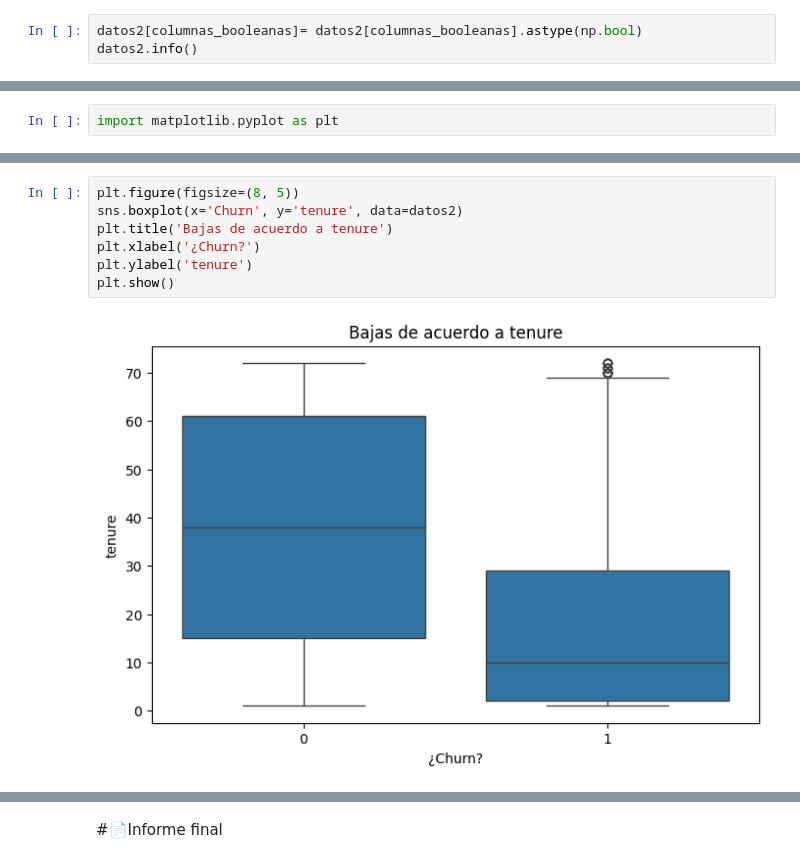
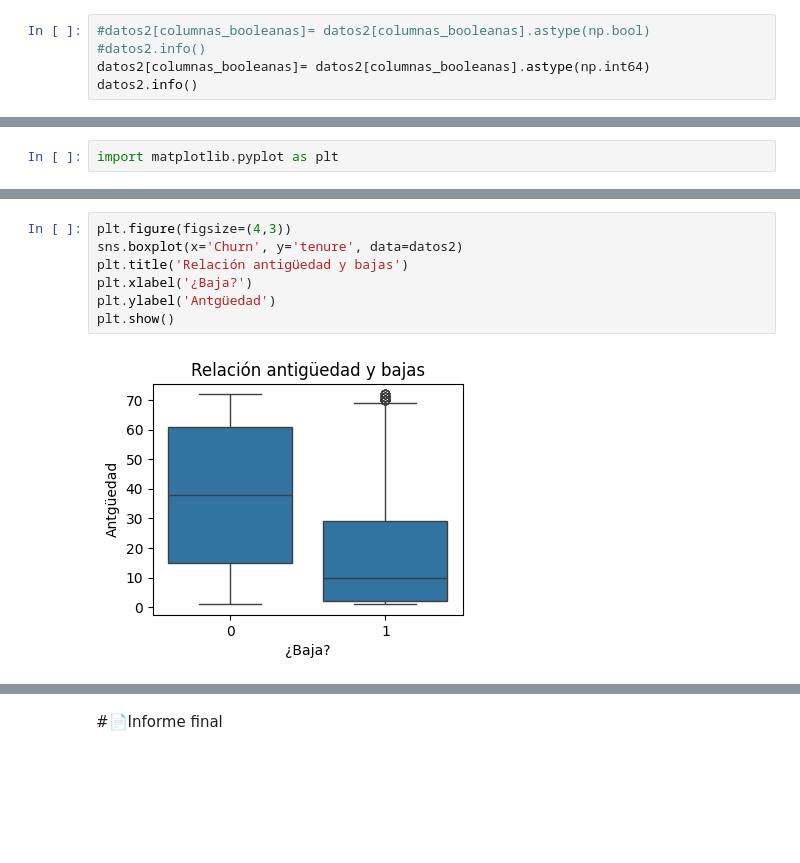
Before and after one commit to SilvanaCicchitti/challenge_telecom, a Jupyter notebook: TelecomX_LATAM.ipynb, the cells around one changed output, grey strips where cells are left out. Cells and saved outputs as stored; diff of their text form; blank space fills up the shorter version.

```diff
--- a/TelecomX_LATAM.ipynb
+++ b/TelecomX_LATAM.ipynb
@@ -408,7 +408,9 @@ datos2['SeniorCitizen']
 7032 rows × 1 columns
 dtype: bool
 # %%
-datos2[columnas_booleanas]= datos2[columnas_booleanas].astype(np.bool)
+#datos2[columnas_booleanas]= datos2[columnas_booleanas].astype(np.bool)
+#datos2.info()
+datos2[columnas_booleanas]= datos2[columnas_booleanas].astype(np.int64)
 datos2.info()
 # %% [output]
 <class 'pandas.core.frame.DataFrame'>
@@ -513,9 +500,9 @@ plt.show()
 # %%
-plt.figure(figsize=(8, 5))
+plt.figure(figsize=(4,3))
 sns.boxplot(x='Churn', y='tenure', data=datos2)
-plt.title('Bajas de acuerdo a tenure')
-plt.xlabel('¿Churn?')
-plt.ylabel('tenure')
+plt.title('Relación antigüedad y bajas')
+plt.xlabel('¿Baja?')
+plt.ylabel('Antgüedad')
 plt.show()
 # %% [output]
-[figure, old version]
+[figure, new version]
```
Also changed, not shown: parts of 13 cells of this notebook.
